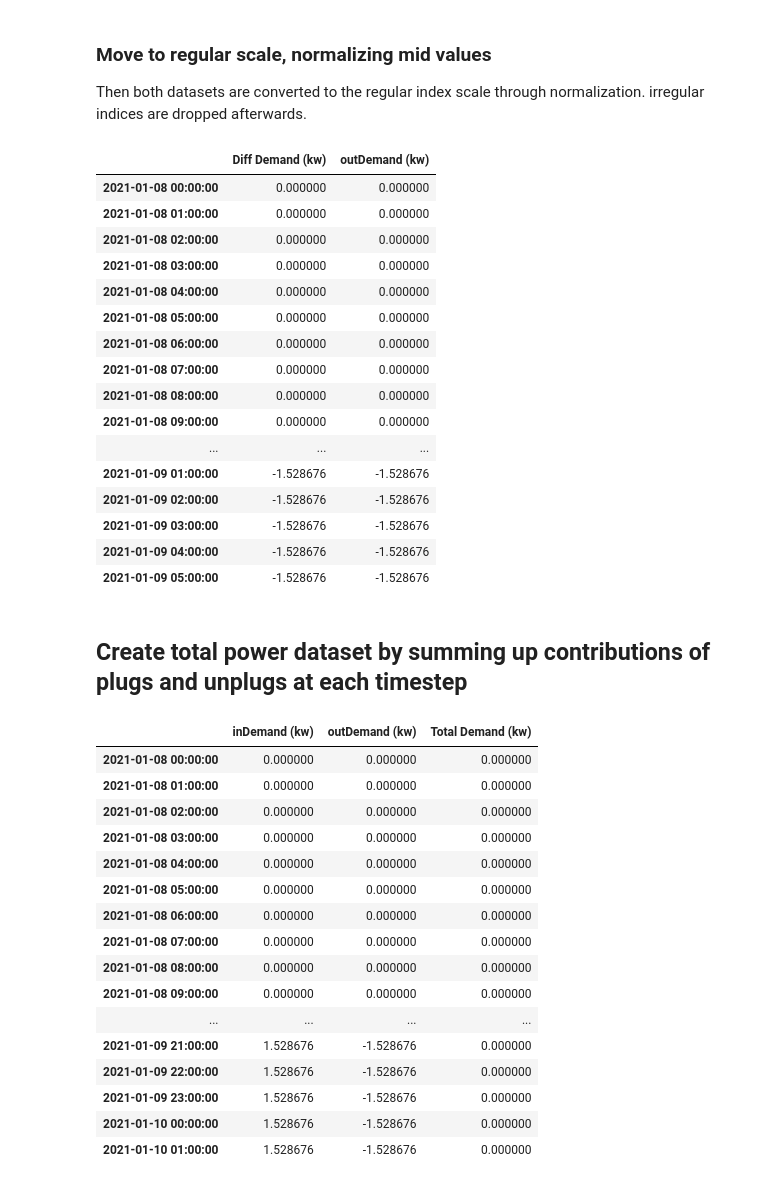
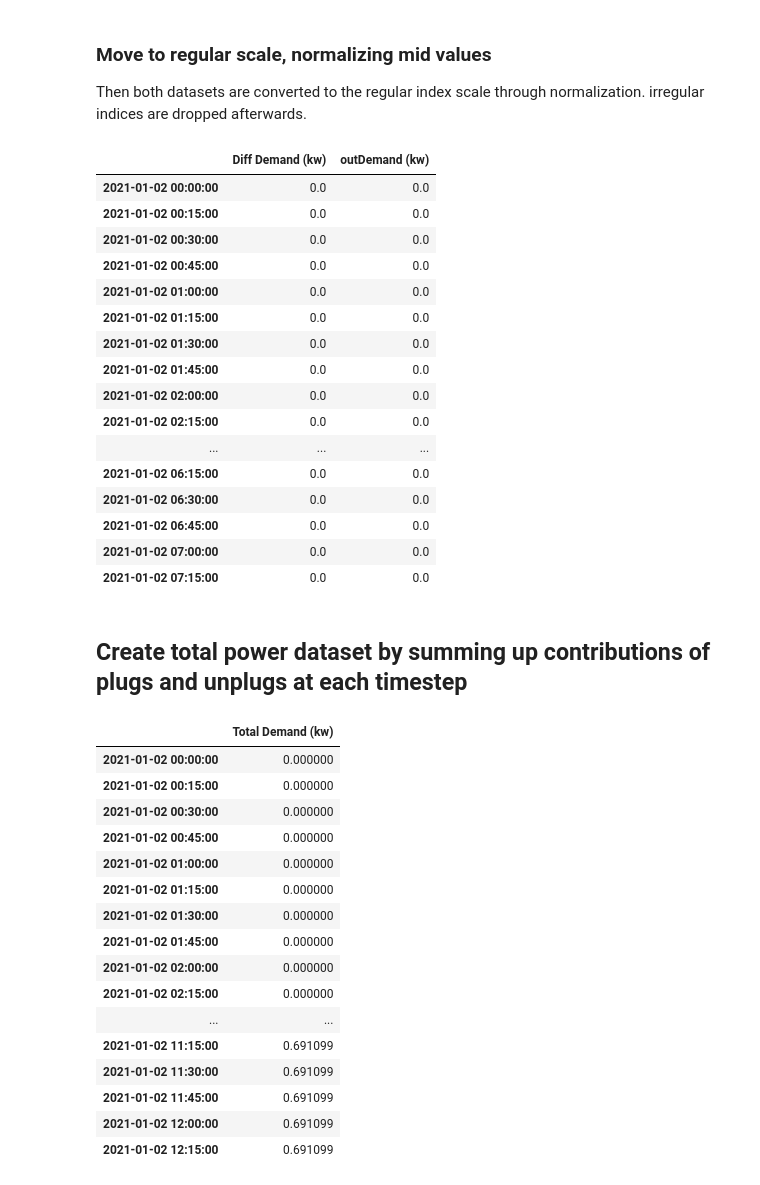
Before and after one commit to I-NERGY/DeepTSF, a Jupyter notebook: PILOT5_HERON/etl.ipynb, the cells around one changed output. Cells and saved outputs as stored; diff of their text form; code cells hidden in the pictures.

```diff
--- a/PILOT5_HERON/etl.ipynb
+++ b/PILOT5_HERON/etl.ipynb
@@ -5,7 +5,7 @@ import numpy as np
 # Settings
 # %%
 # input dataset
-series_csv = "../../HERON/20210101_to_20211014/EVB-P1941076_Heron_Parking.csv"
+series_csv = "../../HERON/20210101_to_20211014/EVB-P1840070_Heron_HQ_Parking.csv"
 # series_csv = "../../HERON/20210101_to_20211014/EVB-P1941076_Heron_Parking.csv"
 # Choose output file frequency / resolution in minutes
 resolution = 15
@@ -158,23 +158,24 @@ Then both datasets are converted to the regular index scale through normalizatio
 # %%
 # in
 for index, row in plug_aligned.iterrows():
-    if index.minute % resolution == 0:  # track irregular indices
+    if index.minute % resolution != 0:  # track irregular indices
         location = plug_aligned.index.get_loc(index)  # keep location as int
         # calculate normalized value proportionally
         normalized_value = plug_aligned.loc[index]["inDemand (kw)"] - \
-            plug_aligned.loc[index]["Diff Demand (kw)"] * (1 - index.minute / resolution)
+            plug_aligned.loc[index]["Diff Demand (kw)"] * (1 - (index.minute % resolution) / resolution)
         plug_aligned.drop(index, inplace=True)  # drop irregular index
         # assign normalized value to the previous regular index
         plug_aligned.iloc[location-1] = normalized_value
 
 # out
 for index, row in unplug_aligned.iterrows():
-    if index.minute % resolution == 0:  # track irregular indices
+    if index.minute % resolution != 0:  # track irregular indices
         location = unplug_aligned.index.get_loc(index)  # keep location as int
         # calculate normalized value proportionally
         # normalized_value = unplug_aligned.loc[index] * (index.minute / resolution)
         normalized_value = unplug_aligned.loc[index]["outDemand (kw)"] - \
-            unplug_aligned.loc[index]["Diff Demand (kw)"] * (index.minute / resolution)
+            unplug_aligned.loc[index]["Diff Demand (kw)"] * (
+                (index.minute % resolution) / resolution)
         # normalized_value = - plug_aligned.loc[plug_aligned.index[location-1]]
         unplug_aligned.drop(index, inplace=True)  # drop irregular index
         # assign normalized value to the previous regular index
@@ -183,22 +184,22 @@ for index, row in unplug_aligned.iterrows():
 unplug_aligned.head(30)
 # %% [output]
 |  | Diff Demand (kw) | outDemand (kw) |
-| 2021-01-08 00:00:00 | 0.000000 | 0.000000 |
-| 2021-01-08 01:00:00 | 0.000000 | 0.000000 |
-| 2021-01-08 02:00:00 | 0.000000 | 0.000000 |
-| 2021-01-08 03:00:00 | 0.000000 | 0.000000 |
-| 2021-01-08 04:00:00 | 0.000000 | 0.000000 |
-| 2021-01-08 05:00:00 | 0.000000 | 0.000000 |
-| 2021-01-08 06:00:00 | 0.000000 | 0.000000 |
-| 2021-01-08 07:00:00 | 0.000000 | 0.000000 |
-| 2021-01-08 08:00:00 | 0.000000 | 0.000000 |
-| 2021-01-08 09:00:00 | 0.000000 | 0.000000 |
+| 2021-01-02 00:00:00 | 0.0 | 0.0 |
+| 2021-01-02 00:15:00 | 0.0 | 0.0 |
+| 2021-01-02 00:30:00 | 0.0 | 0.0 |
+| 2021-01-02 00:45:00 | 0.0 | 0.0 |
+| 2021-01-02 01:00:00 | 0.0 | 0.0 |
+| 2021-01-02 01:15:00 | 0.0 | 0.0 |
+| 2021-01-02 01:30:00 | 0.0 | 0.0 |
+| 2021-01-02 01:45:00 | 0.0 | 0.0 |
+| 2021-01-02 02:00:00 | 0.0 | 0.0 |
+| 2021-01-02 02:15:00 | 0.0 | 0.0 |
 | ... | ... | ... |
-| 2021-01-09 01:00:00 | -1.528676 | -1.528676 |
-| 2021-01-09 02:00:00 | -1.528676 | -1.528676 |
-| 2021-01-09 03:00:00 | -1.528676 | -1.528676 |
-| 2021-01-09 04:00:00 | -1.528676 | -1.528676 |
-| 2021-01-09 05:00:00 | -1.528676 | -1.528676 |
+| 2021-01-02 06:15:00 | 0.0 | 0.0 |
+| 2021-01-02 06:30:00 | 0.0 | 0.0 |
+| 2021-01-02 06:45:00 | 0.0 | 0.0 |
+| 2021-01-02 07:00:00 | 0.0 | 0.0 |
+| 2021-01-02 07:15:00 | 0.0 | 0.0 |
 # %%
 unplug_aligned.drop(columns=["Diff Demand (kw)"], inplace=True)
 plug_aligned.drop(columns=["Diff Demand (kw)"], inplace=True)
@@ -207,26 +208,27 @@ plug_aligned.drop(columns=["Diff Demand (kw)"], inplace=True)
 # %%
 # demand = plug_aligned.add(unplug_aligned, fill_value=0)
 demand = pd.concat([plug_aligned, unplug_aligned], axis=1).fillna(0)
 demand["Total Demand (kw)"] = demand["inDemand (kw)"] + demand["outDemand (kw)"]
+demand.drop(columns=["inDemand (kw)", "outDemand (kw)"], inplace=True)
 # demand[abs(demand["Total Demand (kw)"]) < 1e-5] = 0
 demand.head(50)
 # %% [output]
-|  | inDemand (kw) | outDemand (kw) | Total Demand (kw) |
-| 2021-01-08 00:00:00 | 0.000000 | 0.000000 | 0.000000 |
-| 2021-01-08 01:00:00 | 0.000000 | 0.000000 | 0.000000 |
-| 2021-01-08 02:00:00 | 0.000000 | 0.000000 | 0.000000 |
-| 2021-01-08 03:00:00 | 0.000000 | 0.000000 | 0.000000 |
-| 2021-01-08 04:00:00 | 0.000000 | 0.000000 | 0.000000 |
-| 2021-01-08 05:00:00 | 0.000000 | 0.000000 | 0.000000 |
-| 2021-01-08 06:00:00 | 0.000000 | 0.000000 | 0.000000 |
-| 2021-01-08 07:00:00 | 0.000000 | 0.000000 | 0.000000 |
-| 2021-01-08 08:00:00 | 0.000000 | 0.000000 | 0.000000 |
-| 2021-01-08 09:00:00 | 0.000000 | 0.000000 | 0.000000 |
-| ... | ... | ... | ... |
-| 2021-01-09 21:00:00 | 1.528676 | -1.528676 | 0.000000 |
-| 2021-01-09 22:00:00 | 1.528676 | -1.528676 | 0.000000 |
-| 2021-01-09 23:00:00 | 1.528676 | -1.528676 | 0.000000 |
-| 2021-01-10 00:00:00 | 1.528676 | -1.528676 | 0.000000 |
-| 2021-01-10 01:00:00 | 1.528676 | -1.528676 | 0.000000 |
+|  | Total Demand (kw) |
+| 2021-01-02 00:00:00 | 0.000000 |
+| 2021-01-02 00:15:00 | 0.000000 |
+| 2021-01-02 00:30:00 | 0.000000 |
+| 2021-01-02 00:45:00 | 0.000000 |
+| 2021-01-02 01:00:00 | 0.000000 |
+| 2021-01-02 01:15:00 | 0.000000 |
+| 2021-01-02 01:30:00 | 0.000000 |
+| 2021-01-02 01:45:00 | 0.000000 |
+| 2021-01-02 02:00:00 | 0.000000 |
+| 2021-01-02 02:15:00 | 0.000000 |
+| ... | ... |
+| 2021-01-02 11:15:00 | 0.691099 |
+| 2021-01-02 11:30:00 | 0.691099 |
+| 2021-01-02 11:45:00 | 0.691099 |
+| 2021-01-02 12:00:00 | 0.691099 |
+| 2021-01-02 12:15:00 | 0.691099 |
 # %%
 demand.to_csv(output_csv)
```
Also changed, not shown: parts of 7 cells of this notebook, 21 other files.
